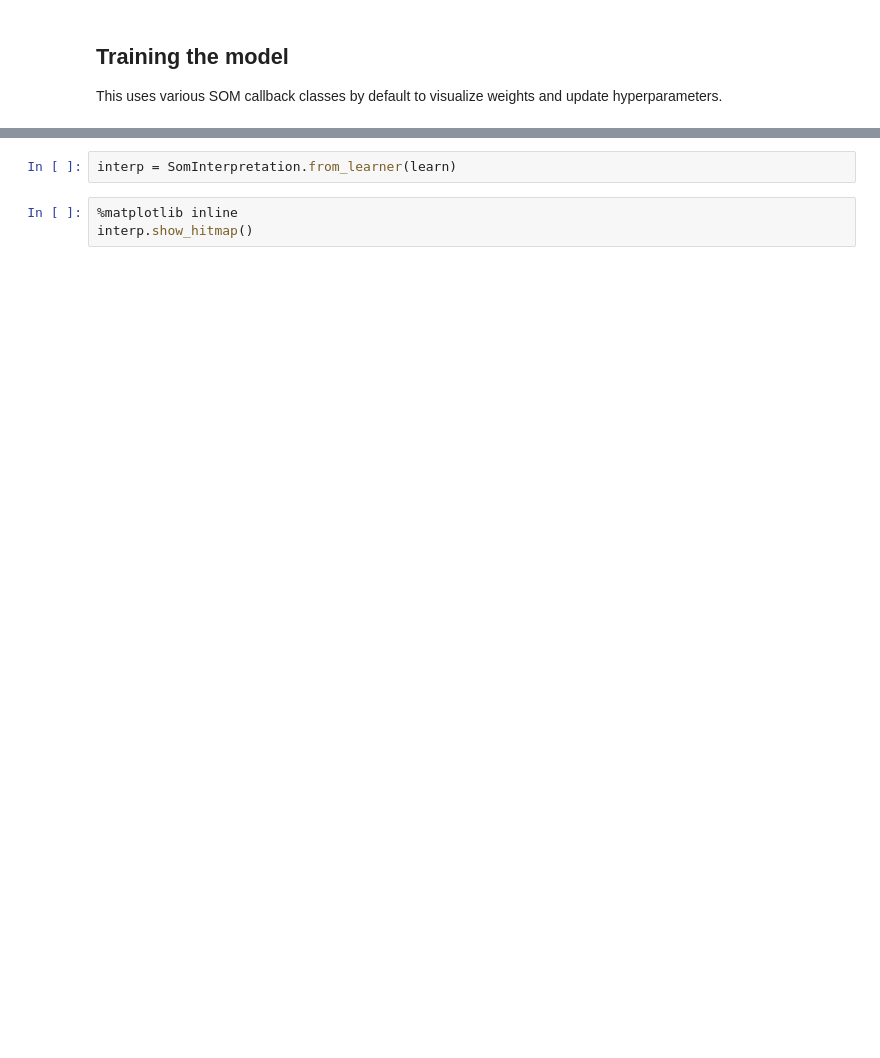
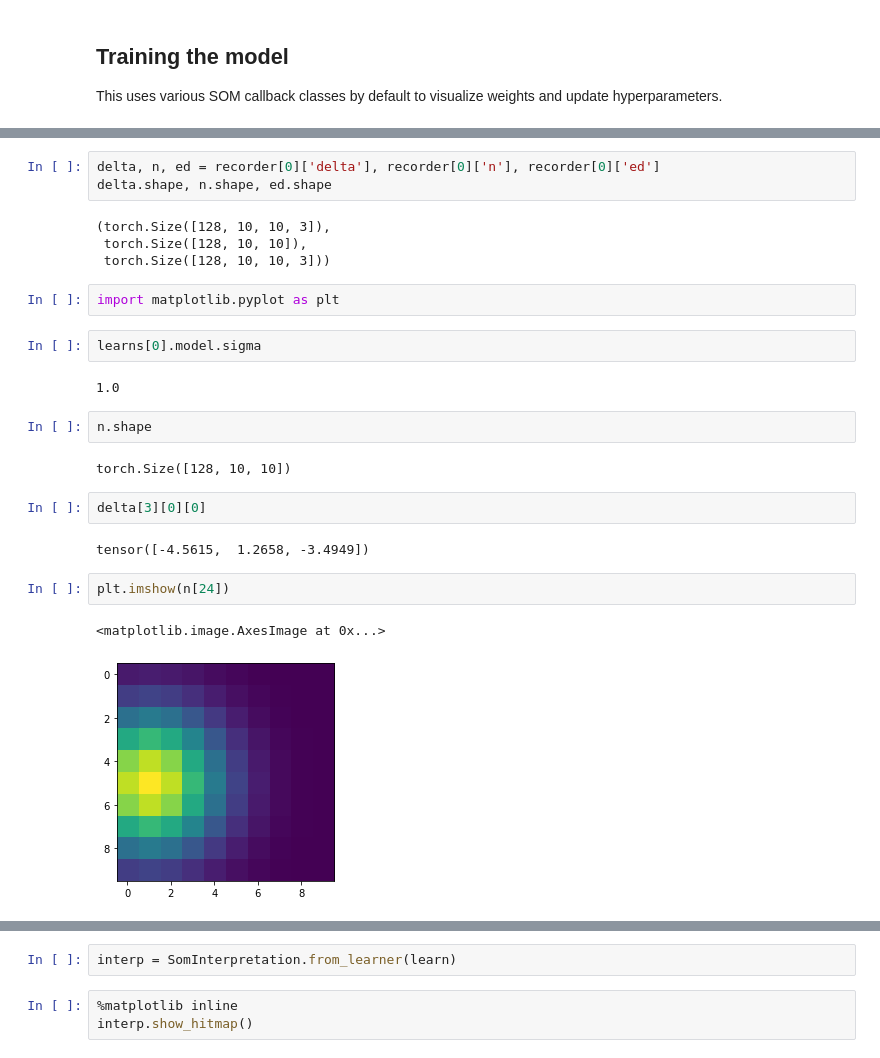
Before and after one commit to kireygroup/fastsom, a Jupyter notebook: som/nbs/SOM - Fastai Refactor.ipynb, the cells around one changed output, grey strips where cells are left out. Saved outputs shown, nothing was run; the diff lists cells and outputs as text; blank space fills up the shorter version.

```diff
--- a/som/nbs/SOM - Fastai Refactor.ipynb
+++ b/som/nbs/SOM - Fastai Refactor.ipynb
@@ -191,0 +272,26 @@ learn.fit(epochs)
+# %%
+delta, n, ed = recorder[0]['delta'], recorder[0]['n'], recorder[0]['ed']
+delta.shape, n.shape, ed.shape
+# %% [output]
+(torch.Size([128, 10, 10, 3]),
+ torch.Size([128, 10, 10]),
+ torch.Size([128, 10, 10, 3]))
+# %%
+import matplotlib.pyplot as plt
+# %%
+learns[0].model.sigma
+# %% [output]
+1.0
+# %%
+n.shape
+# %% [output]
+torch.Size([128, 10, 10])
+# %%
+delta[3][0][0]
+# %% [output]
+tensor([-4.5615,  1.2658, -3.4949])
+# %%
+plt.imshow(n[24])
+# %% [output]
+<matplotlib.image.AxesImage at 0x...>
+[figure, added]
```
Also changed, not shown: parts of 34 cells of this notebook, 27 other files.
